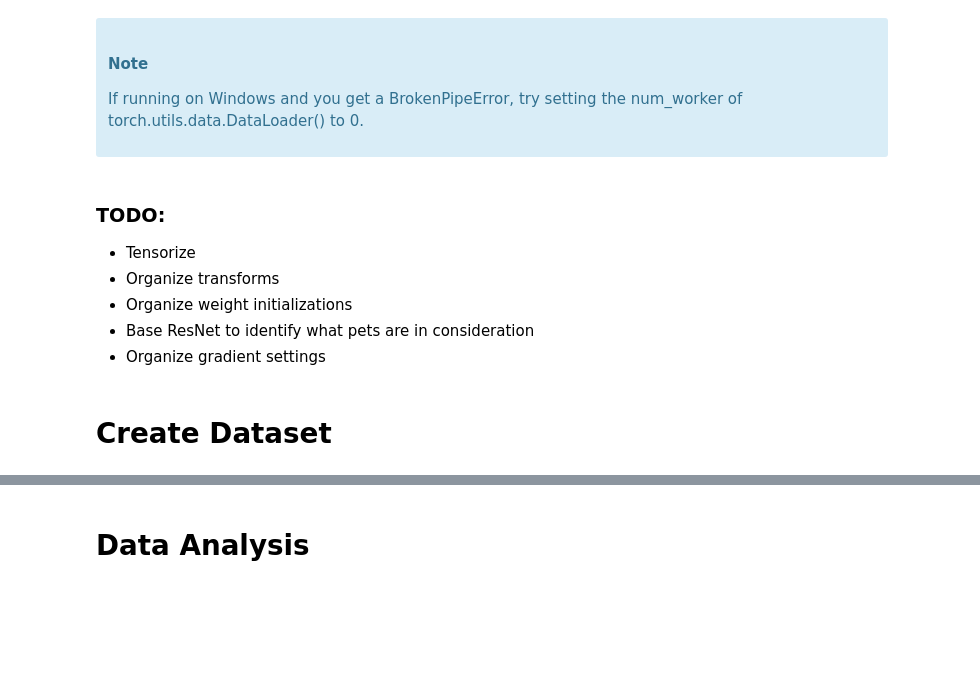
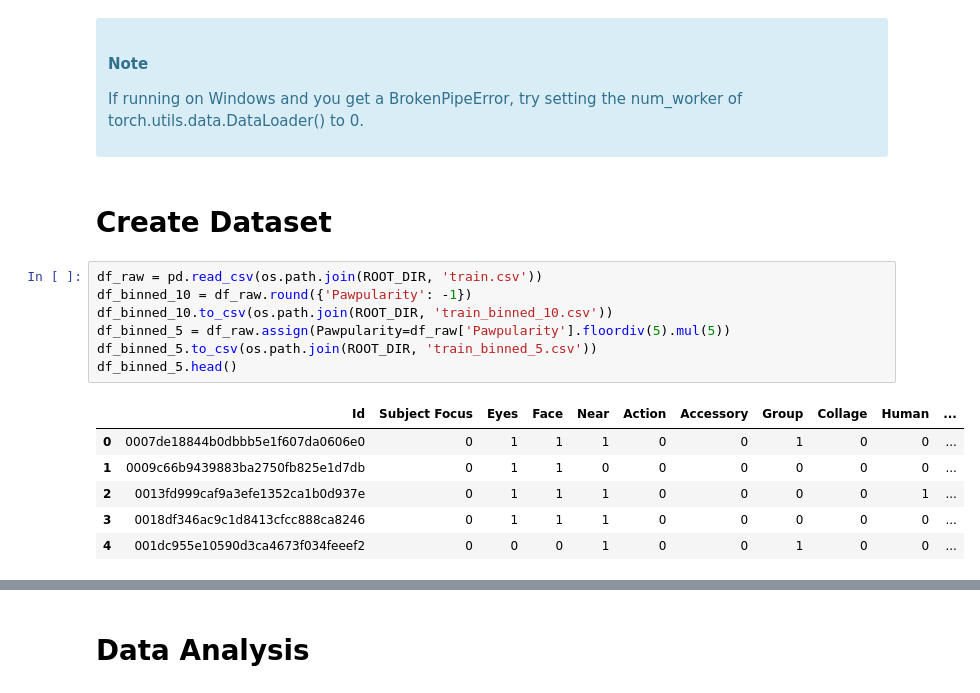
Before and after one commit to elandg/pawpularity, a Jupyter notebook: pawpularity.ipynb, the cells around one changed output, grey strips where cells are left out. Drawn from its saved outputs; the diff is of its cells as text; blank space fills up the shorter version.

Commit message:
binned csvs and stated breaking training loop

```diff
--- a/pawpularity.ipynb
+++ b/pawpularity.ipynb
@@ -59,15 +67,22 @@ Uncomment and run these code cells to load the dataset.
 # %% [markdown]
 <div class="alert alert-info"><h4>Note</h4><p>If running on Windows and you get a BrokenPipeError, try setting
         the num_worker of torch.utils.data.DataLoader() to 0.</p></div>
-# %% [markdown]
-### TODO:
-* Tensorize
-* Organize transforms
-* Organize weight initializations
-* Base ResNet to identify what pets are in consideration
-* Organize gradient settings
 # %% [markdown]
 # Create Dataset
+# %%
+df_raw = pd.read_csv(os.path.join(ROOT_DIR, 'train.csv'))
+df_binned_10 = df_raw.round({'Pawpularity': -1})
+df_binned_10.to_csv(os.path.join(ROOT_DIR, 'train_binned_10.csv'))
+df_binned_5 = df_raw.assign(Pawpularity=df_raw['Pawpularity'].floordiv(5).mul(5))
+df_binned_5.to_csv(os.path.join(ROOT_DIR, 'train_binned_5.csv'))
+df_binned_5.head()
+# %% [output]
+|  | Id | Subject Focus | Eyes | Face | Near | Action | Accessory | Group | Collage | Human | ... |
+| 0 | 0007de18844b0dbbb5e1f607da0606e0 | 0 | 1 | 1 | 1 | 0 | 0 | 1 | 0 | 0 | ... |
+| 1 | 0009c66b9439883ba2750fb825e1d7db | 0 | 1 | 1 | 0 | 0 | 0 | 0 | 0 | 0 | ... |
+| 2 | 0013fd999caf9a3efe1352ca1b0d937e | 0 | 1 | 1 | 1 | 0 | 0 | 0 | 0 | 1 | ... |
+| 3 | 0018df346ac9c1d8413cfcc888ca8246 | 0 | 1 | 1 | 1 | 0 | 0 | 0 | 0 | 0 | ... |
+| 4 | 001dc955e10590d3ca4673f034feeef2 | 0 | 0 | 0 | 1 | 0 | 0 | 1 | 0 | 0 | ... |
 # %%
 class PawpularityDataset(Dataset):
     """Pawpularity dataset."""
```
Also changed, not shown: parts of 8 cells of this notebook, 3 other files.
